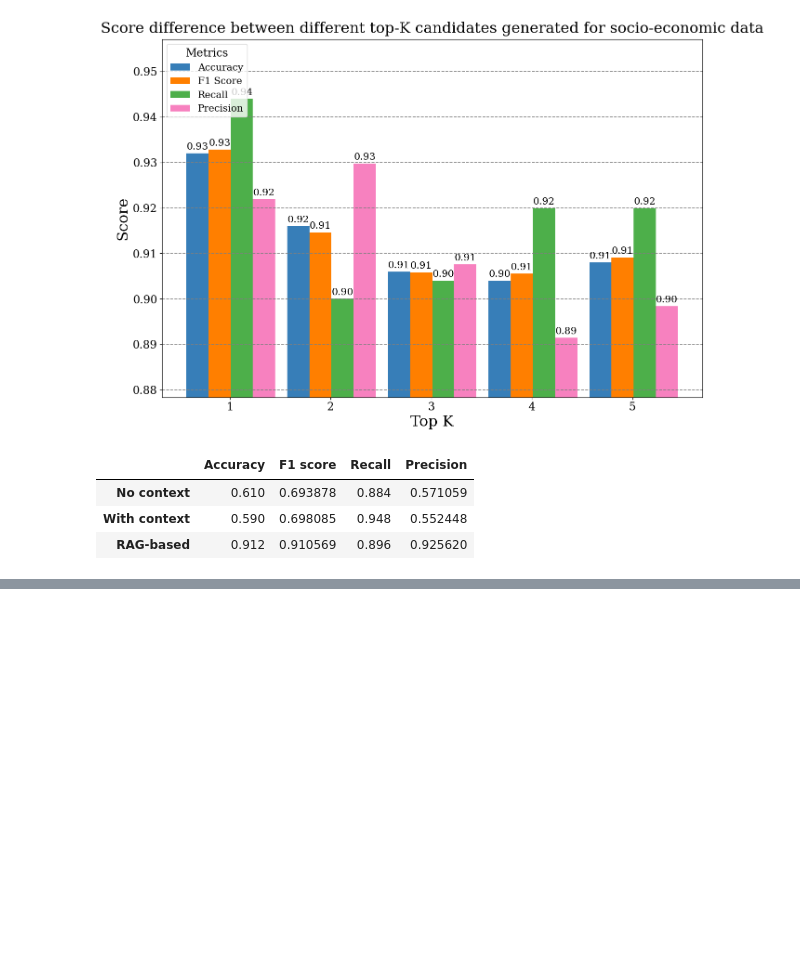
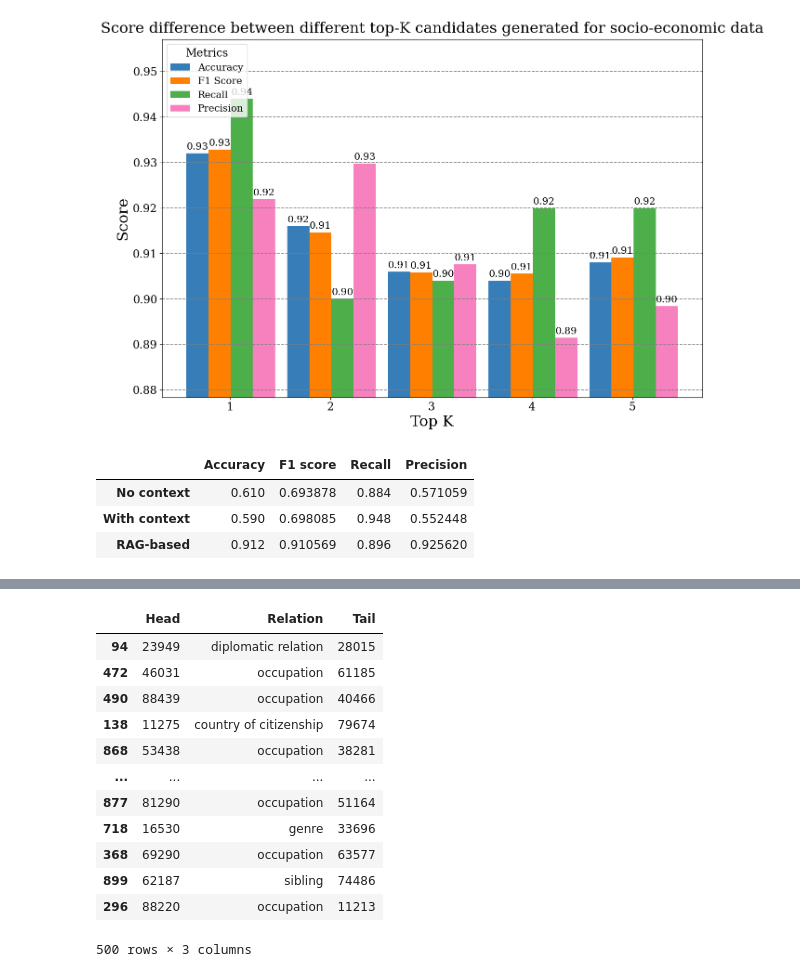
Before and after one commit to fieng94/OMNIA, a Jupyter notebook: experiment-archive/codex_m_exp.ipynb, the cells around one changed output, grey strips where cells are left out. Cells and saved outputs as stored; diff of their text form; code cells hidden in the pictures; blank space fills up the shorter version.

```diff
--- a/codex_m_exp.ipynb
+++ b/experiment-archive/codex_m_exp.ipynb
@@ -556,0 +730,11 @@ errors_rows
+# %%
+df_entities = pd.concat([df['Head'],df['Tail']])
+unique_entities = df_entities.unique()
+# %%
+import random
+# Generate unique random numbers
+random_numbers = random.sample(range(10000, 99999), len(unique_entities))
+
+# Create a dictionary mapping
+mapping = dict(zip(unique_entities,random_numbers))
+inverted_mapping = {value: key for key, value in mapping.items()}
@@ -556,0 +759,19 @@ errors_rows
+# %%
+# Replace values using the mapping
+df_replaced = pseudo_random_df.replace(mapping)
+# %%
+df_replaced
+# %% [output]
+|  | Head | Relation | Tail |
+| 94 | 23949 | diplomatic relation | 28015 |
+| 472 | 46031 | occupation | 61185 |
+| 490 | 88439 | occupation | 40466 |
+| 138 | 11275 | country of citizenship | 79674 |
+| 868 | 53438 | occupation | 38281 |
+| ... | ... | ... | ... |
+| 877 | 81290 | occupation | 51164 |
+| 718 | 16530 | genre | 33696 |
+| 368 | 69290 | occupation | 63577 |
+| 899 | 62187 | sibling | 74486 |
+| 296 | 88220 | occupation | 11213 |
+500 rows × 3 columns
```
Also changed, not shown: parts of 44 cells of this notebook, 21 other files.
